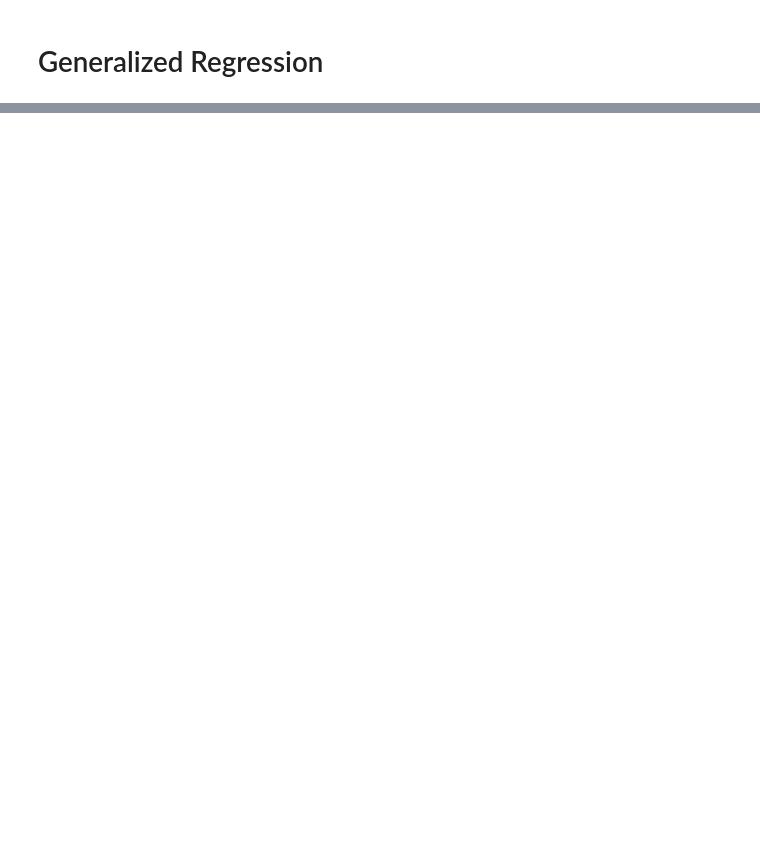
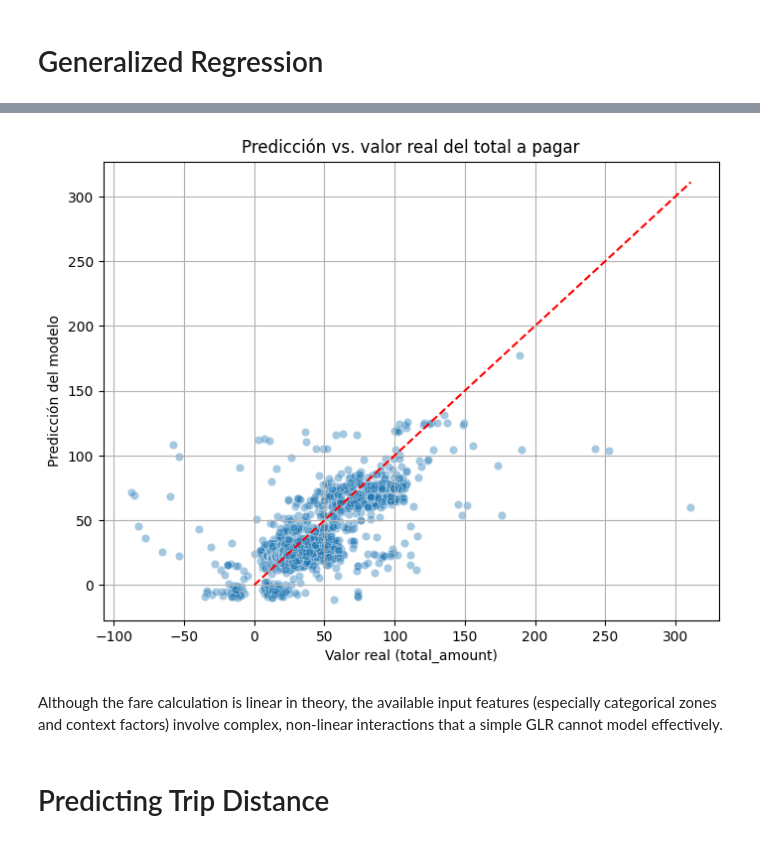
Before and after one commit to sararegalado/yellow_taxi_trips, a Jupyter notebook: MLlib/generalized_regression.ipynb, the cells around one changed output, grey strips where cells are left out. Saved outputs shown, nothing was run; the diff lists cells and outputs as text; code cells hidden in the pictures; blank space fills up the shorter version.

```diff
--- a/MLlib/generalized_regression.ipynb
+++ b/MLlib/generalized_regression.ipynb
@@ -78,14 +69,15 @@ assembler = VectorAssembler(
 train_data, test_data = df_model.randomSplit([0.8, 0.2], seed=42)
 # %%
 # Cleaning data
-train_data = train_data.na.drop(subset=[
-    "trip_distance", "passenger_count", "PULocationID", "DOLocationID", "VendorID",
-    "payment_type", "hour", "day_of_week",
-    "trip_duration_seconds", "speed_mph", "extras", "total_amount"
+train_data = train_data.na.drop(subset=["trip_distance", "passenger_count", "PULocationID", "DOLocationID",
+                                            "VendorID", "total_amount", "payment_type","hour", "day_of_week"
 ])
 
-test_data = test_data.na.drop(subset=[
-    "trip_distance", "passenger_count", "PULocationID", "DOLocationID", "VendorID",
-    "payment_type", "hour", "day_of_week",
-    "trip_duration_seconds", "speed_mph", "extras", "total_amount"
+test_data = test_data.na.drop(subset=["trip_distance", "passenger_count", "PULocationID", "DOLocationID",
+                                        "VendorID", "total_amount", "payment_type","hour", "day_of_week"
 ])
+# %%
+encoder = OneHotEncoder(
+    inputCols=["PULocationID", "DOLocationID", "VendorID", "payment_type"],
+    outputCols=["PULocationID_ohe", "DOLocationID_ohe", "VendorID_ohe", "payment_type_ohe"]
+)
@@ -92,4 +86,15 @@ test_data = test_data.na.drop(subset=[
 # %%
+feature_cols = [
+    "trip_distance", "passenger_count", "hour", "day_of_week",
+    "PULocationID_ohe", "DOLocationID_ohe", "VendorID_ohe", "payment_type_ohe"
+]
+
+# Assemble features
+assembler = VectorAssembler(
+    inputCols= feature_cols,
+    outputCol="features"
+)
+
 # Model creation and training
 glr = GeneralizedLinearRegression(
     labelCol="total_amount",
@@ -100,5 +105,5 @@ glr = GeneralizedLinearRegression(
     link="identity"
 )
 
-pipeline = Pipeline(stages=[assembler, glr])
+pipeline = Pipeline(stages= [encoder, assembler, glr])
 model = pipeline.fit(train_data)
@@ -124,0 +132,19 @@ R²: 0.49
+# %%
+# Convertir a pandas (muestra pequeña)
+sample_pd = predictions.select("total_amount", "prediction").dropna().sample(False, 0.01, seed=42).toPandas()
+
+# Gráfico
+plt.figure(figsize=(8, 6))
+sns.scatterplot(x="total_amount", y="prediction", data=sample_pd, alpha=0.4)
+plt.plot([0, sample_pd["total_amount"].max()], [0, sample_pd["total_amount"].max()], color="red", linestyle="--")
+plt.xlabel("Valor real (total_amount)")
+plt.ylabel("Predicción del modelo")
+plt.title("Predicción vs. valor real del total a pagar")
+plt.grid(True)
+plt.show()
+# %% [output]
+[figure, added]
+# %% [markdown]
+Although the fare calculation is linear in theory, the available input features (especially categorical zones and context factors) involve complex, non-linear interactions that a simple GLR cannot model effectively.
+# %% [markdown]
+# Predicting Trip Distance
```
Also changed, not shown: parts of 16 cells of this notebook, 1 other file.
